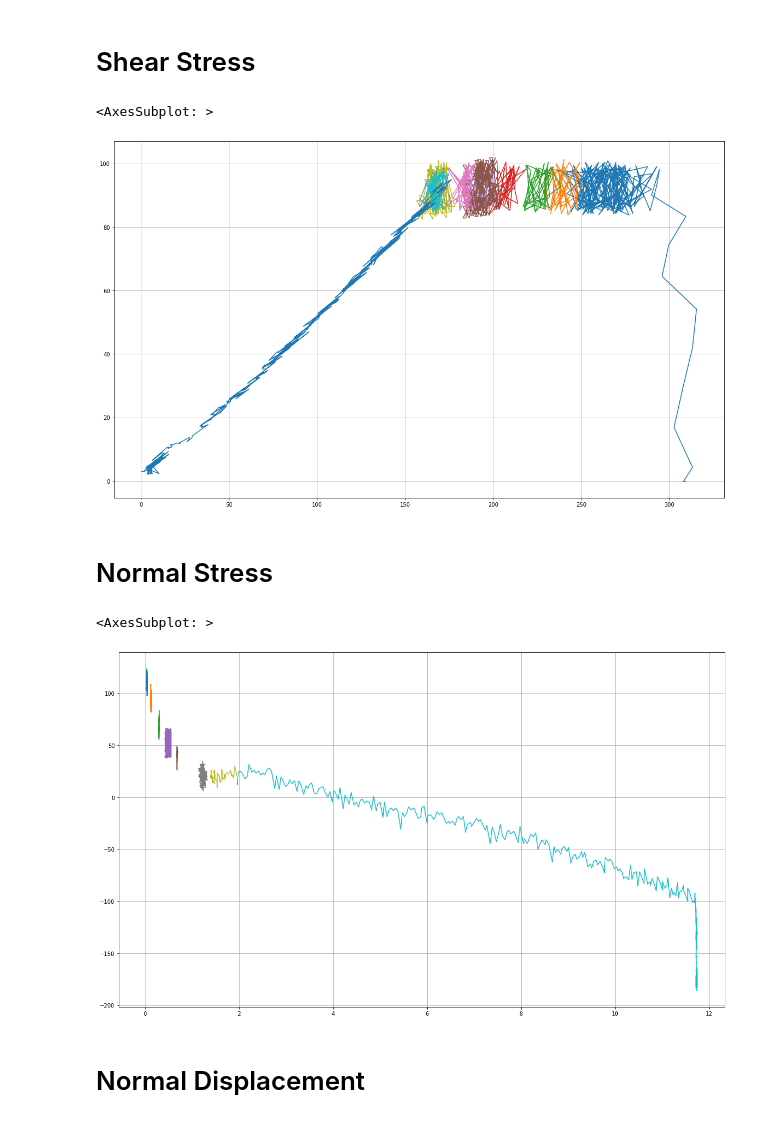
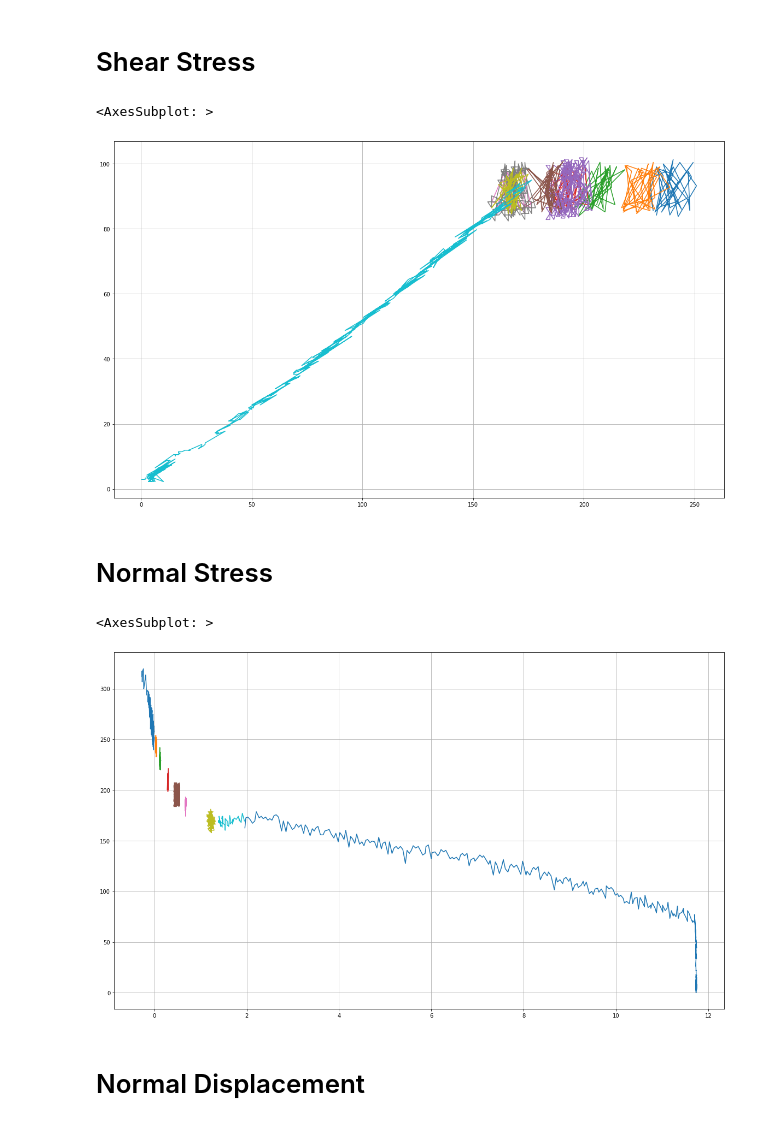
Before and after one commit to haiiliin/svgdatagrabber, a Jupyter notebook: examples/praai2013.ipynb, the cells around one changed output. Saved outputs shown, nothing was run; the diff lists cells and outputs as text; code cells hidden in the pictures.

```diff
--- a/examples/praai2013.ipynb
+++ b/examples/praai2013.ipynb
@@ -19,20 +20,22 @@ parser.parse().plot(fig_kwargs=dict(figsize=(20, 12)))
 # %%
 from svgdatagrabber import SvgPathParser
 
 parser = SvgPathParser(
     "praai2013.svg",
     xrange=(0, 3000),
-    yrange=(4800, 6000),
+    yrange=(5200, 6100),
     min_segments=6,
     tolerance=1,
 )
 
 translate = (-1221.49, -5024.66)
 scale = (0.235, 0.245)
-parser.parse(translate=translate, scale=scale).plot(fig_kwargs=dict(figsize=(20, 12)))
+paths = parser.parse(translate=translate, scale=scale)
+paths.to_csv("results/tau-sign.csv", x="sign", y="tau")
+paths.plot(fig_kwargs=dict(figsize=(20, 12)))
 # %% [output]
 <AxesSubplot: >
-[figure, old version]
+[figure, new version]
 # %% [markdown]
 # Normal Stress
 # %%
@@ -46,12 +49,14 @@ parser = SvgPathParser(
     tolerance=1,
 )
 
-translate = (-3420, -5800 + 310)
-scale = (0.0073, 0.4)
-parser.parse(translate=translate, scale=scale).plot(fig_kwargs=dict(figsize=(20, 12)))
+translate = (-3420, -6000 + 320)
+scale = (0.0073, 0.328)
+paths = parser.parse(translate=translate, scale=scale, origin=(0.0, 320.0))
+paths.to_csv("results/w-sign.csv", x="w", y="sign")
+paths.plot(fig_kwargs=dict(figsize=(20, 12)))
 # %% [output]
 <AxesSubplot: >
-[figure, old version]
+[figure, new version]
 # %% [markdown]
 # Normal Displacement
 # %%
```
Also changed, not shown: parts of 4 cells of this notebook, 2 other files.
